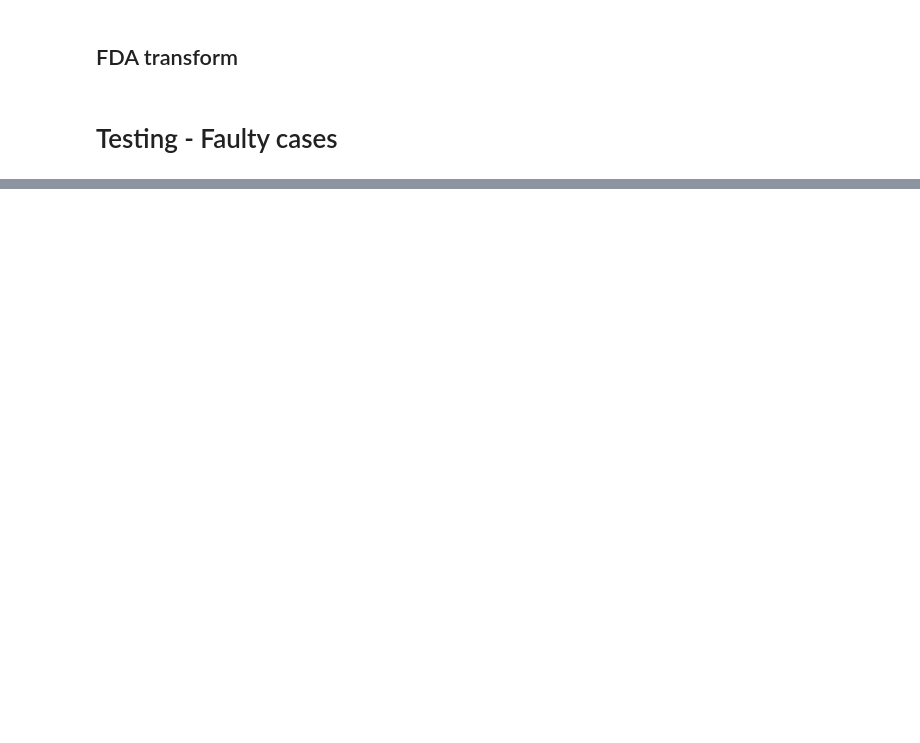
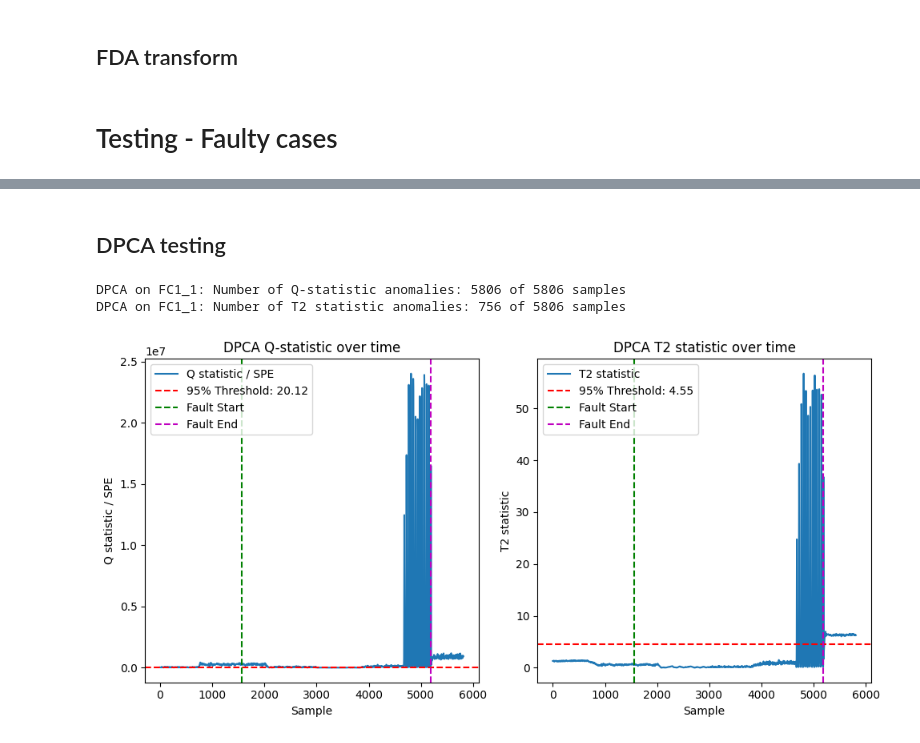
Before and after one commit to PeterAndersen-sdu/Fault-detection-project, a Jupyter notebook: main.ipynb, the cells around one changed output, grey strips where cells are left out. Drawn from its saved outputs; the diff is of its cells as text; code cells hidden in the pictures; blank space fills up the shorter version.

```diff
--- a/main.ipynb
+++ b/main.ipynb
@@ -341,0 +458,43 @@ PCA on FaultyCase2 Set2_3: Number of T2 statistic anomalies: 356 of 3421 samples
+# %% [markdown]
+## DPCA testing
+# %%
+# A single test on FaultyCase1 Set1_1
+DPCA_X_FC1_1 = FC1sets["Set1_1"].sensors
+DPCA_X_FC1_1_lagged = dpca_prepare_matrix(DPCA_X_FC1_1, dpca_model)
+
+DPCA_Z_FC1_1 = dpca_transform(DPCA_X_FC1_1, dpca_model)
+DPCA_q_FC1_1 = q_statistic(DPCA_X_FC1_1_lagged, DPCA_Z_FC1_1)
+DPCA_t2_FC1_1 = t2_statistic(DPCA_Z_FC1_1)
+
+# How many of all samples are over the thresholds?
+n_q_anomalies = np.sum(DPCA_q_FC1_1 > threshold_q_pca)
+n_t2_anomalies = np.sum(DPCA_t2_FC1_1 > threshold_t2_pca)
+print(f"DPCA on FC1_1: Number of Q-statistic anomalies: {n_q_anomalies} of {len(DPCA_q_FC1_1)} samples")
+print(f"DPCA on FC1_1: Number of T2 statistic anomalies: {n_t2_anomalies} of {len(DPCA_t2_FC1_1)} samples")
+
+# Plot Q-statistic and T2 statistic over time with thresholds
+plt.figure(figsize=(10, 5))
+plt.subplot(1, 2, 1)
+plt.plot(DPCA_q_FC1_1, label='Q statistic / SPE')
+plt.axhline(y=threshold_q_pca, color='r', linestyle='--', label=f'95% Threshold: {threshold_q_pca:.2f}')
+plt.axvline(x=SEfc1_1[0], color='g', linestyle='--', label='Fault Start')
+plt.axvline(x=SEfc1_1[1], color='m', linestyle='--', label='Fault End')
+plt.xlabel("Sample")
+plt.ylabel("Q statistic / SPE")
+plt.title("DPCA Q-statistic over time")
+plt.legend()
+plt.subplot(1, 2, 2)
+plt.plot(DPCA_t2_FC1_1, label='T2 statistic')
+plt.axhline(y=threshold_t2_pca, color='r', linestyle='--', label=f'95% Threshold: {threshold_t2_pca:.2f}')
+plt.axvline(x=SEfc1_1[0], color='g', linestyle='--', label='Fault Start')
+plt.axvline(x=SEfc1_1[1], color='m', linestyle='--', label='Fault End')
+plt.xlabel("Sample")
+plt.ylabel("T2 statistic")
+plt.title("DPCA T2 statistic over time")
+plt.legend()
+plt.tight_layout()
+plt.show()
+# %% [output]
+DPCA on FC1_1: Number of Q-statistic anomalies: 5806 of 5806 samples
+DPCA on FC1_1: Number of T2 statistic anomalies: 756 of 5806 samples
+[figure, added]
```
Also changed, not shown: parts of 15 cells of this notebook.
